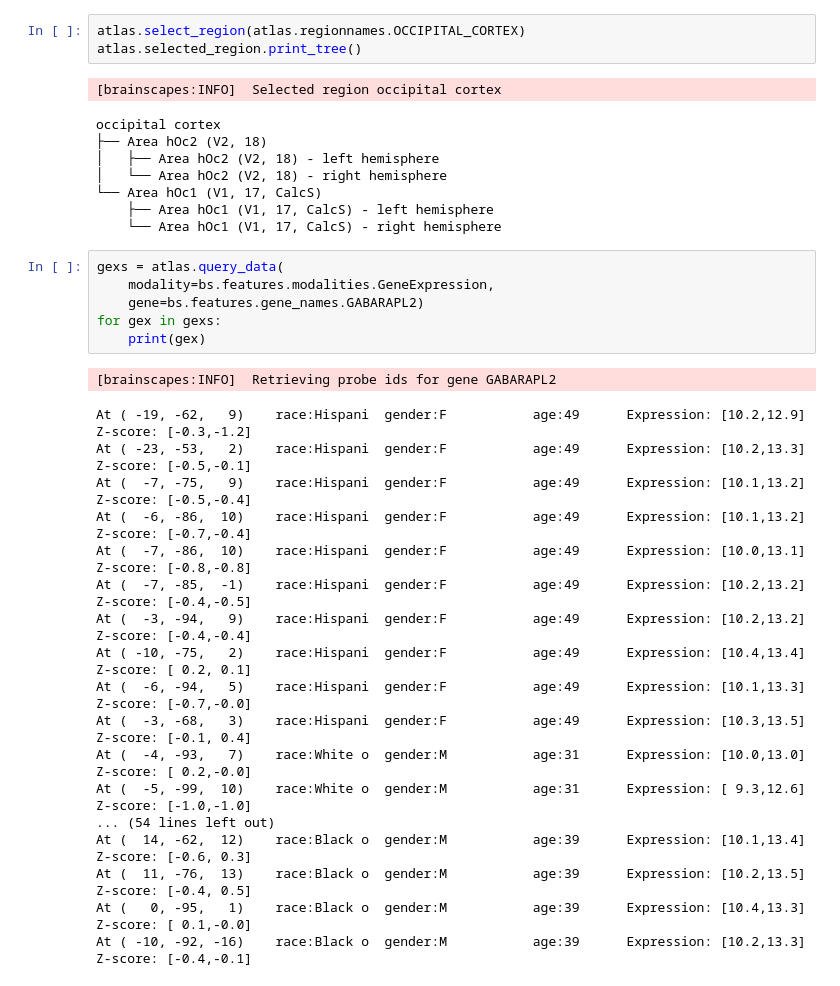
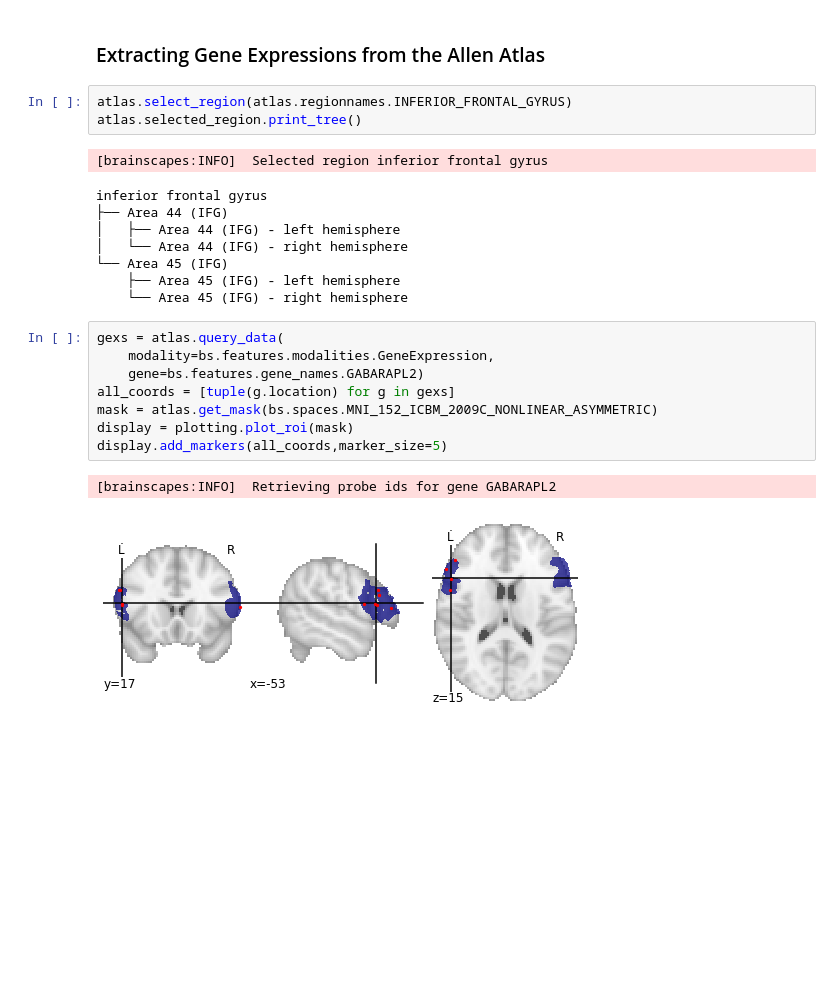
Before and after one commit to FZJ-INM1-BDA/siibra-python, a Jupyter notebook: examples/TVB Test.ipynb, the cells around one changed output. Cells and saved outputs as stored; diff of their text form; blank space fills up the shorter version.

```diff
--- a/examples/TVB Test.ipynb
+++ b/examples/TVB Test.ipynb
@@ -19,37 +15,25 @@ for name,nib in icbm_maps.items():
+# %% [markdown]
+### Extracting Gene Expressions from the Allen Atlas
 # %%
-atlas.select_region(atlas.regionnames.OCCIPITAL_CORTEX)
+atlas.select_region(atlas.regionnames.INFERIOR_FRONTAL_GYRUS)
 atlas.selected_region.print_tree()
 # %% [output]
-[brainscapes:INFO]  Selected region occipital cortex
+[brainscapes:INFO]  Selected region inferior frontal gyrus
-occipital cortex
-├── Area hOc2 (V2, 18)
-│   ├── Area hOc2 (V2, 18) - left hemisphere
-│   └── Area hOc2 (V2, 18) - right hemisphere
-└── Area hOc1 (V1, 17, CalcS)
-    ├── Area hOc1 (V1, 17, CalcS) - left hemisphere
-    └── Area hOc1 (V1, 17, CalcS) - right hemisphere
+inferior frontal gyrus
+├── Area 44 (IFG)
+│   ├── Area 44 (IFG) - left hemisphere
+│   └── Area 44 (IFG) - right hemisphere
+└── Area 45 (IFG)
+    ├── Area 45 (IFG) - left hemisphere
+    └── Area 45 (IFG) - right hemisphere
 # %%
 gexs = atlas.query_data(
     modality=bs.features.modalities.GeneExpression,
     gene=bs.features.gene_names.GABARAPL2)
-for gex in gexs:
-    print(gex)
+all_coords = [tuple(g.location) for g in gexs]
+mask = atlas.get_mask(bs.spaces.MNI_152_ICBM_2009C_NONLINEAR_ASYMMETRIC)
+display = plotting.plot_roi(mask)
+display.add_markers(all_coords,marker_size=5)
 # %% [output]
 [brainscapes:INFO]  Retrieving probe ids for gene GABARAPL2
-At ( -19, -62,   9)    race:Hispani  gender:F           age:49      Expression: [10.2,12.9] Z-score: [-0.3,-1.2]
-At ( -23, -53,   2)    race:Hispani  gender:F           age:49      Expression: [10.2,13.3] Z-score: [-0.5,-0.1]
-At (  -7, -75,   9)    race:Hispani  gender:F           age:49      Expression: [10.1,13.2] Z-score: [-0.5,-0.4]
-At (  -6, -86,  10)    race:Hispani  gender:F           age:49      Expression: [10.1,13.2] Z-score: [-0.7,-0.4]
-At (  -7, -86,  10)    race:Hispani  gender:F           age:49      Expression: [10.0,13.1] Z-score: [-0.8,-0.8]
-At (  -7, -85,  -1)    race:Hispani  gender:F           age:49      Expression: [10.2,13.2] Z-score: [-0.4,-0.5]
-At (  -3, -94,   9)    race:Hispani  gender:F           age:49      Expression: [10.2,13.2] Z-score: [-0.4,-0.4]
-At ( -10, -75,   2)    race:Hispani  gender:F           age:49      Expression: [10.4,13.4] Z-score: [ 0.2, 0.1]
-At (  -6, -94,   5)    race:Hispani  gender:F           age:49      Expression: [10.1,13.3] Z-score: [-0.7,-0.0]
-At (  -3, -68,   3)    race:Hispani  gender:F           age:49      Expression: [10.3,13.5] Z-score: [-0.1, 0.4]
-At (  -4, -93,   7)    race:White o  gender:M           age:31      Expression: [10.0,13.0] Z-score: [ 0.2,-0.0]
-At (  -5, -99,  10)    race:White o  gender:M           age:31      Expression: [ 9.3,12.6] Z-score: [-1.0,-1.0]
-... (54 lines left out)
-At (  14, -62,  12)    race:Black o  gender:M           age:39      Expression: [10.1,13.4] Z-score: [-0.6, 0.3]
-At (  11, -76,  13)    race:Black o  gender:M           age:39      Expression: [10.2,13.5] Z-score: [-0.4, 0.5]
-At (   0, -95,   1)    race:Black o  gender:M           age:39      Expression: [10.4,13.3] Z-score: [ 0.1,-0.0]
-At ( -10, -92, -16)    race:Black o  gender:M           age:39      Expression: [10.2,13.3] Z-score: [-0.4,-0.1]
+[figure, added]
```
Also changed, not shown: parts of 6 cells of this notebook, 4 other files.
